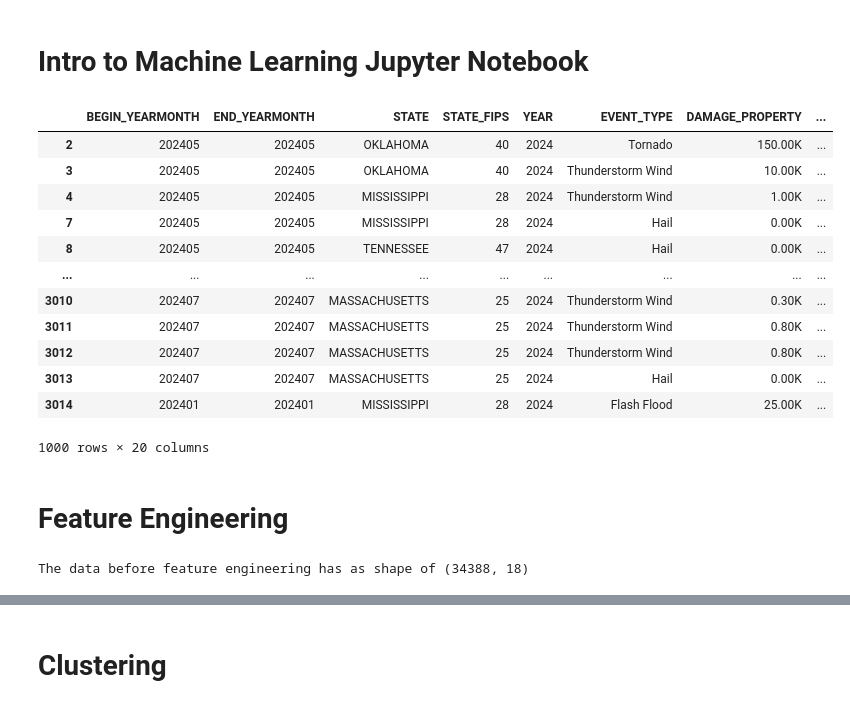
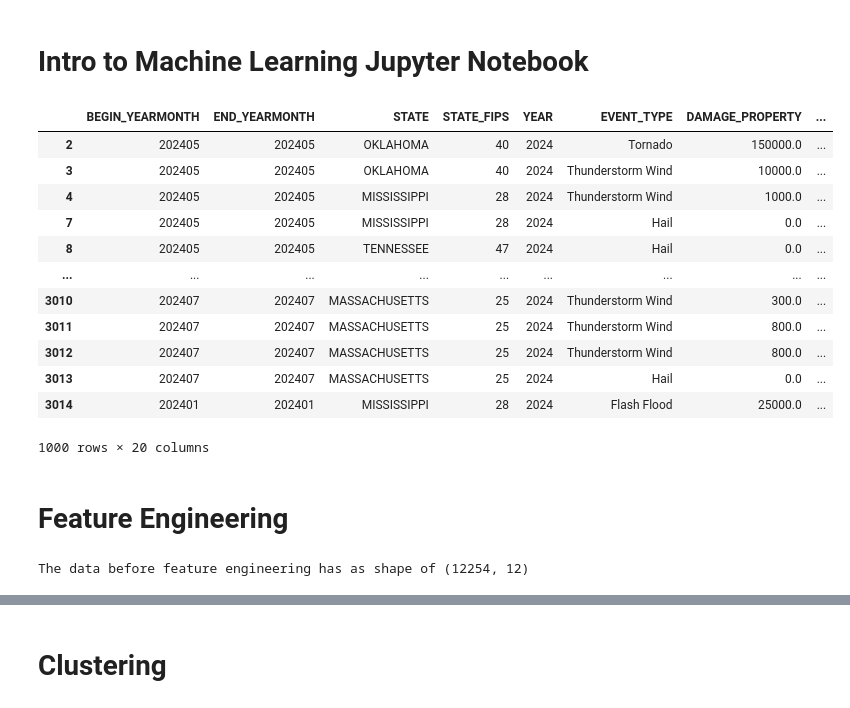
Before and after one commit to DConly/MachineLearningProject, a Jupyter notebook: mainJupyterNotebook.ipynb, the cells around one changed output, grey strips where cells are left out. Saved outputs shown, nothing was run; the diff lists cells and outputs as text; code cells hidden in the pictures.

```diff
--- a/mainJupyterNotebook.ipynb
+++ b/mainJupyterNotebook.ipynb
@@ -9,37 +11,63 @@ from sklearn.model_selection import train_test_split
 # %%
 file_path = "StormEvents_details-ftp_v1.0_d2024_c20250401.csv.gz" # data
 
 df = pd.read_csv(file_path)
 
 df = df[pd.notna(df['DAMAGE_PROPERTY'])] # keep only rows that are not empty in property damage
 df = df[pd.notna(df['BEGIN_LAT'])] # keep only rows that are not empty in property damage
 
 df = df.drop(columns=['CZ_TYPE','CZ_FIPS','EPISODE_ID','EVENT_ID','EPISODE_NARRATIVE', 'EVENT_NARRATIVE', 'DATA_SOURCE', 'SOURCE', 'INJURIES_DIRECT', 'INJURIES_INDIRECT', 'DEATHS_DIRECT',
                        'DEATHS_INDIRECT','FLOOD_CAUSE','MONTH_NAME','BEGIN_DAY','BEGIN_TIME','END_DAY','END_TIME','CZ_NAME','WFO','CZ_TIMEZONE','BEGIN_RANGE','BEGIN_DATE_TIME','END_DATE_TIME',
-                       'TOR_OTHER_CZ_NAME','TOR_OTHER_CZ_STATE','TOR_OTHER_CZ_FIPS','TOR_OTHER_WFO','END_RANGE','BEGIN_AZIMUTH','END_AZIMUTH']) # drop columns that are not needed
+                       'TOR_OTHER_CZ_NAME','TOR_OTHER_CZ_STATE','TOR_OTHER_CZ_FIPS','TOR_OTHER_WFO','END_RANGE','BEGIN_AZIMUTH','END_AZIMUTH','']) # drop columns that are not needed
+def convert_damage(value):
+    if pd.isna(value):
+        return 0  # Handle NaN values
+    value = str(value).upper().strip()  # Ensure the value is uppercase and clean
+    if value.endswith('K'):  # Thousands
+        try:
+            return float(value[:-1]) * 1e3
+        except ValueError:
+            return 0
+    # Optionally, handle other cases (e.g., values ending in 'M' for millions) if needed.
+    try:
+        return float(value)
+    except ValueError:
+        return 0
+
+df['DAMAGE_PROPERTY'] = df['DAMAGE_PROPERTY'].apply(convert_damage)
+df['DAMAGE_CROPS'] = df['DAMAGE_CROPS'].apply(convert_damage)
 
 display(df.head(1000))
 # %% [output]
 |  | BEGIN_YEARMONTH | END_YEARMONTH | STATE | STATE_FIPS | YEAR | EVENT_TYPE | DAMAGE_PROPERTY | ... |
-| 2 | 202405 | 202405 | OKLAHOMA | 40 | 2024 | Tornado | 150.00K | ... |
-| 3 | 202405 | 202405 | OKLAHOMA | 40 | 2024 | Thunderstorm Wind | 10.00K | ... |
-| 4 | 202405 | 202405 | MISSISSIPPI | 28 | 2024 | Thunderstorm Wind | 1.00K | ... |
-| 7 | 202405 | 202405 | MISSISSIPPI | 28 | 2024 | Hail | 0.00K | ... |
-| 8 | 202405 | 202405 | TENNESSEE | 47 | 2024 | Hail | 0.00K | ... |
+| 2 | 202405 | 202405 | OKLAHOMA | 40 | 2024 | Tornado | 150000.0 | ... |
+| 3 | 202405 | 202405 | OKLAHOMA | 40 | 2024 | Thunderstorm Wind | 10000.0 | ... |
+| 4 | 202405 | 202405 | MISSISSIPPI | 28 | 2024 | Thunderstorm Wind | 1000.0 | ... |
+| 7 | 202405 | 202405 | MISSISSIPPI | 28 | 2024 | Hail | 0.0 | ... |
+| 8 | 202405 | 202405 | TENNESSEE | 47 | 2024 | Hail | 0.0 | ... |
 | ... | ... | ... | ... | ... | ... | ... | ... | ... |
-| 3010 | 202407 | 202407 | MASSACHUSETTS | 25 | 2024 | Thunderstorm Wind | 0.30K | ... |
-| 3011 | 202407 | 202407 | MASSACHUSETTS | 25 | 2024 | Thunderstorm Wind | 0.80K | ... |
-| 3012 | 202407 | 202407 | MASSACHUSETTS | 25 | 2024 | Thunderstorm Wind | 0.80K | ... |
-| 3013 | 202407 | 202407 | MASSACHUSETTS | 25 | 2024 | Hail | 0.00K | ... |
-| 3014 | 202401 | 202401 | MISSISSIPPI | 28 | 2024 | Flash Flood | 25.00K | ... |
+| 3010 | 202407 | 202407 | MASSACHUSETTS | 25 | 2024 | Thunderstorm Wind | 300.0 | ... |
+| 3011 | 202407 | 202407 | MASSACHUSETTS | 25 | 2024 | Thunderstorm Wind | 800.0 | ... |
+| 3012 | 202407 | 202407 | MASSACHUSETTS | 25 | 2024 | Thunderstorm Wind | 800.0 | ... |
+| 3013 | 202407 | 202407 | MASSACHUSETTS | 25 | 2024 | Hail | 0.0 | ... |
+| 3014 | 202401 | 202401 | MISSISSIPPI | 28 | 2024 | Flash Flood | 25000.0 | ... |
 1000 rows × 20 columns
 # %% [markdown]
 # Feature Engineering
 # %%
-x_all_features = df.drop(columns=['DAMAGE_PROPERTY','DAMAGE_CROPS']).values
-y_all_features = df['DAMAGE_PROPERTY'].values
-print('The data before feature engineering has as shape of', x_all_features.shape)
 
-X_train_all, X_test_all, y_train_all, y_test_all = train_test_split(x_all_features, y_all_features, test_size=0.2, random_state=42)
+
+df['DAMAGE_PROPERTY'] = pd.to_numeric(df['DAMAGE_PROPERTY'], errors='coerce')
+
+bins = [0,10000,100000, np.inf]
+labels = ['low', 'medium', 'high']
+df['DAMAGE_CATEGORY'] = pd.cut(df['DAMAGE_PROPERTY'], bins=bins, labels=labels)
+numeric_columns = df.select_dtypes(include=[np.number]).columns
+
+X = df[numeric_columns].drop(columns=['DAMAGE_PROPERTY', 'DAMAGE_CROPS']).values
+y = df['DAMAGE_CATEGORY'].values
+print('The data before feature engineering has as shape of', X.shape)
+
+X_train, X_test, y_train, y_test = train_test_split(X, y, test_size=0.2, random_state=42)
 # %% [output]
-The data before feature engineering has as shape of (34388, 18)
+The data before feature engineering has as shape of (12254, 12)
```
Also changed, not shown: parts of 2 cells of this notebook, 1 other file.
